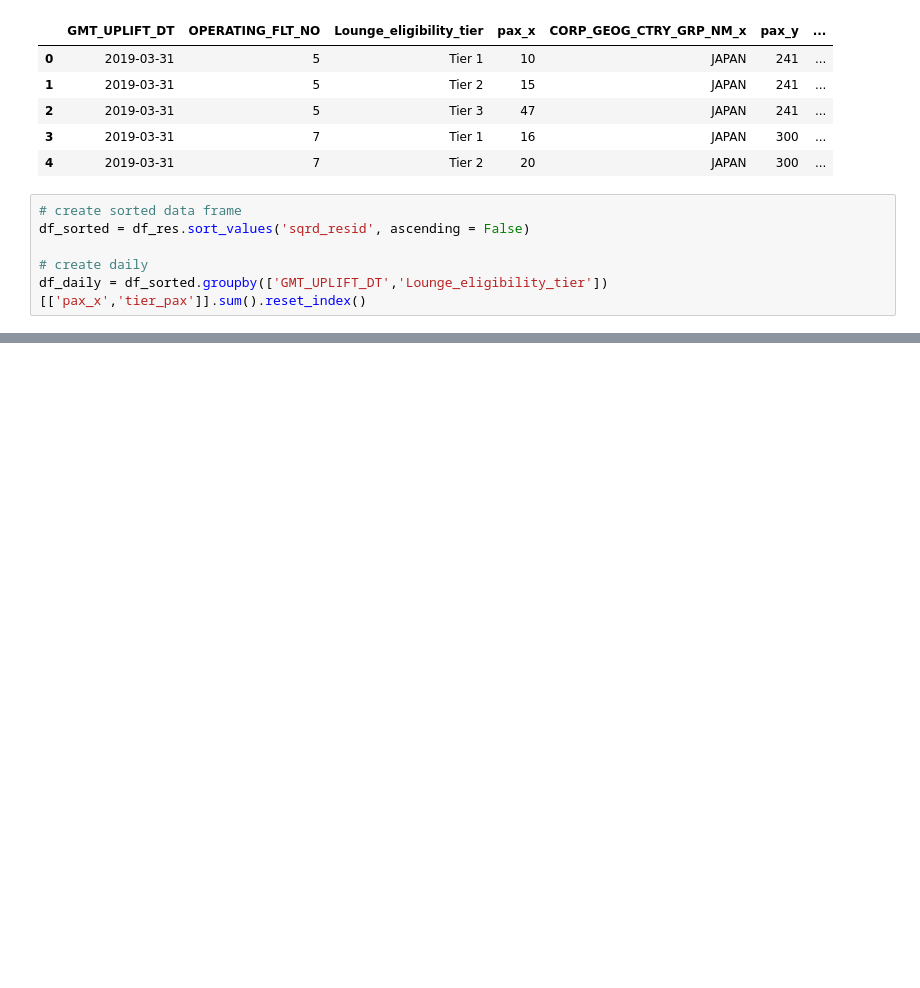
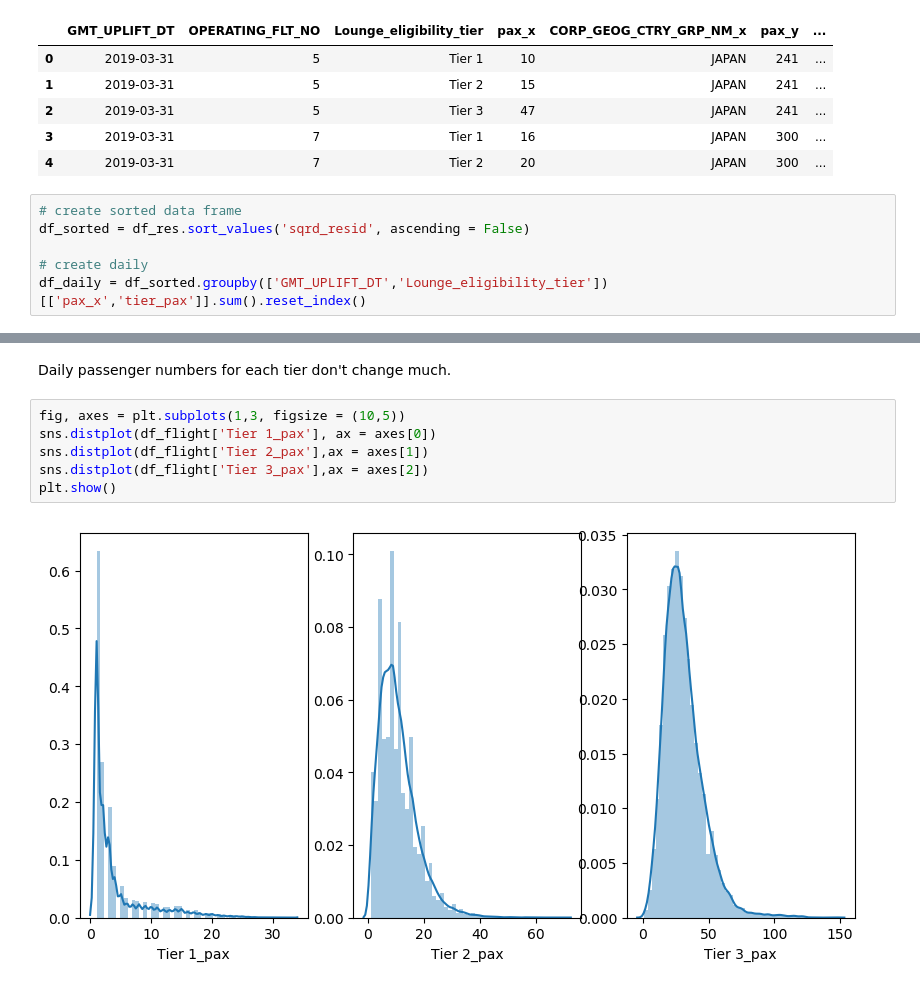
Before and after one commit to archied98/HackathonRepo, a Jupyter notebook: Ops Hackathon Starter Code.ipynb, the cells around one changed output, grey strips where cells are left out. Drawn from its saved outputs; the diff is of its cells as text; blank space fills up the shorter version.

```diff
--- a/Ops Hackathon Starter Code.ipynb
+++ b/Ops Hackathon Starter Code.ipynb
@@ -566,0 +629,10 @@ df_final[((df_final['GMT_UPLIFT_DT'].dt.day == 9) & (df_final['OPERATING_FLT_NO'
+# %% [markdown]
+Daily passenger numbers for each tier don't change much.
+# %%
+fig, axes = plt.subplots(1,3, figsize = (10,5))
+sns.distplot(df_flight['Tier 1_pax'], ax = axes[0])
+sns.distplot(df_flight['Tier 2_pax'],ax = axes[1])
+sns.distplot(df_flight['Tier 3_pax'],ax = axes[2])
+plt.show()
+# %% [output]
+[figure, added]
```
Also changed, not shown: parts of 23 cells of this notebook.
